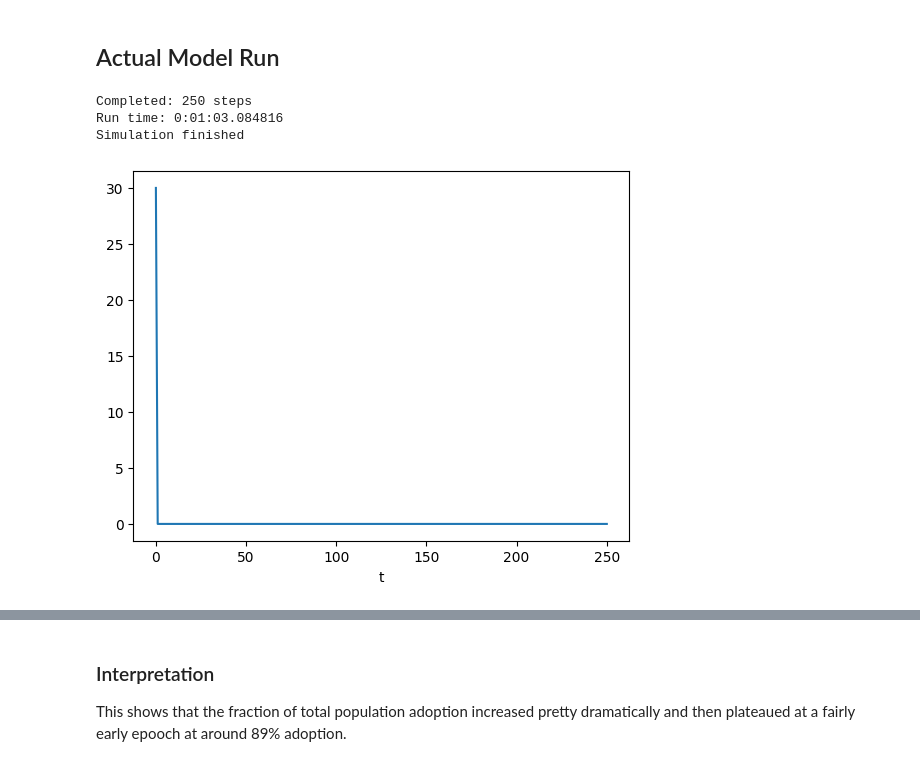
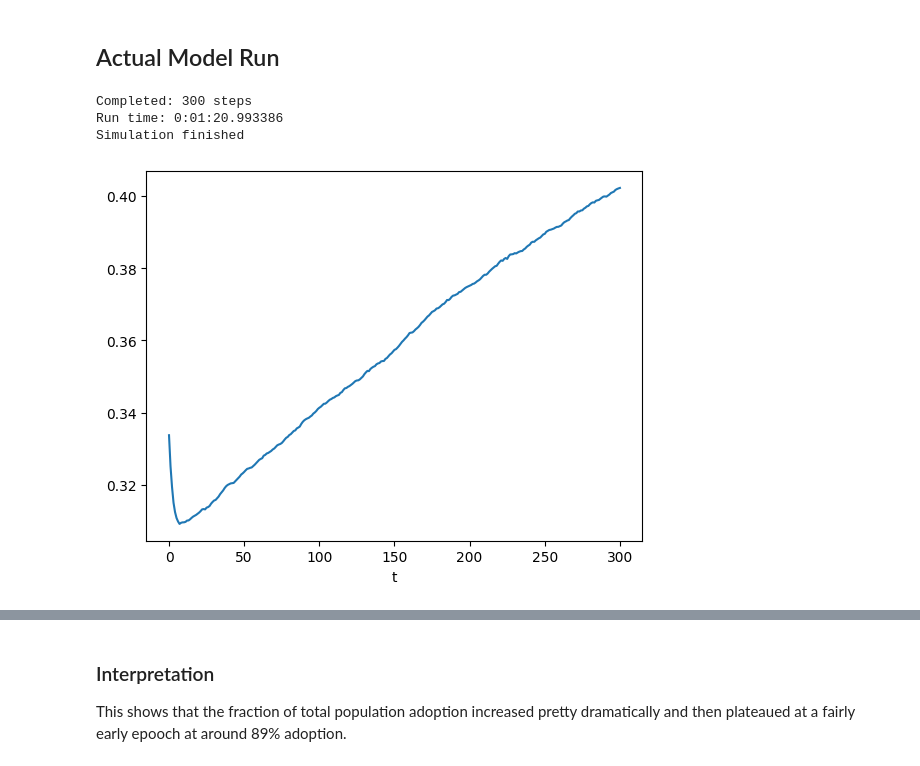
Before and after one commit to hylaeansea/hylaeansea, a Jupyter notebook: jupyter/world_models/agentpy_ai_tech_adoption.ipynb, the cells around one changed output, grey strips where cells are left out. Saved outputs shown, nothing was run; the diff lists cells and outputs as text; code cells hidden in the pictures.

```diff
--- a/jupyter/world_models/agentpy_ai_tech_adoption.ipynb
+++ b/jupyter/world_models/agentpy_ai_tech_adoption.ipynb
@@ -258,22 +260,44 @@ parameters = {
 
     'steps': 250,
 }
+# %%
+parameters = {
+    'population': 10000,
+    'categories': ['innovator', 'early_adopter', 'early_majority', 'late_majority', 'laggard'],
+    'contributor_fraction': 0.02,  # 2% of adopters contribute to technology
+    'probabilities': [0.05, 0.15, 0.30, 0.35, 0.15],
+    'thresholds': [0.0, 0.05, 0.20, 0.40, 0.80],
+    'number_of_connections': 25,
+    'network_rewire_probability': 0.1,
+
+    'total_ai_resources': 50,  # Total AI resources available
+    'ai_cost': 8,  # Cost of using AI for each adoption
+    'standard_money_gain_min': -1, # Minimum money generated by normal economic output
+    'standard_money_gain_max': 5, # Maximum money generated by normal economic output
+    'ai_money_gain_min': 5,  # Minimum money generated by AI usage
+    'ai_money_gain_max': 40,  # Maximum money generated by AI usage
+    'resource_gain_min': -1,  # Minimum AI resources generated by adoption
+    'resource_gain_max': 4,  # Maximum AI resources generated by adoption
+
+    'steps': 300,
+}
 # %% [markdown]
 ## Actual Model Run
 # %%
 model = InnovationModel(parameters)
 results = model.run()
 # %% [output]
-Completed: 250 steps
-Run time: 0:01:03.084816
+Completed: 300 steps
+Run time: 0:01:20.993386
 Simulation finished
 # %%
 %matplotlib inline
 data = results.variables.InnovationModel
-# ax = data["Gini Coefficient"].plot()
-ax = data["remaining_resources"].plot()
+ax = data["Gini Coefficient"].plot()
+ax = data["fraction_adopte
+# ax = data["remaining_resources"].plot()
 # ax = data["total_money"].plot()
 # data
 # %% [output]
-[figure, old version]
+[figure, new version]
 # %%
```
Also changed, not shown: parts of 3 cells of this notebook.
